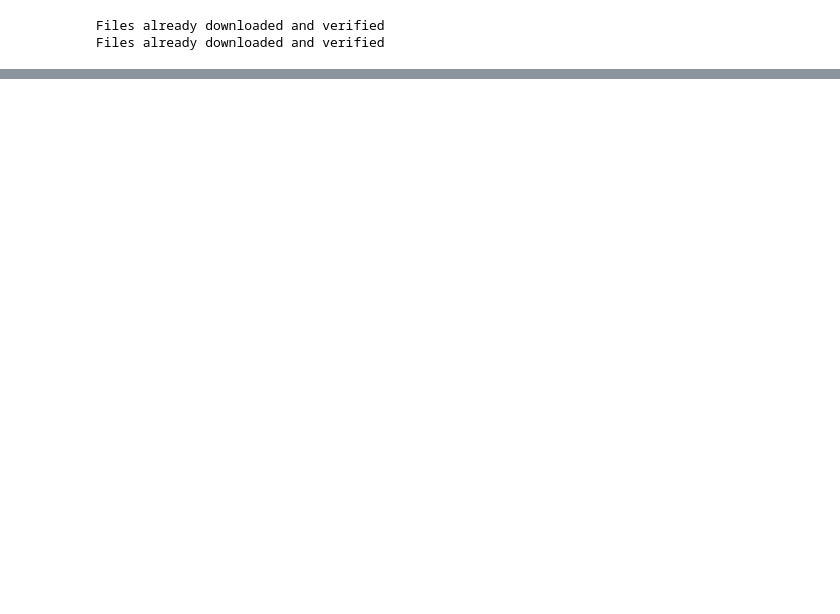
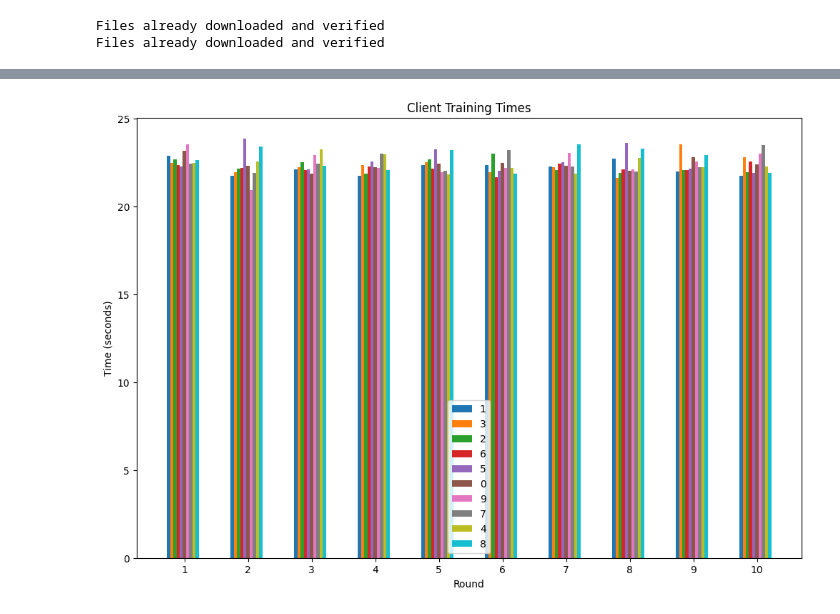
Before and after one commit to vipulhld001/flower, a Jupyter notebook: MyStrat/ftatime_cifar100.ipynb, the cells around one changed output, grey strips where cells are left out. Cells and saved outputs as stored; diff of their text form; code cells hidden in the pictures; blank space fills up the shorter version.

```diff
--- a/MyStrat/ftatime_cifar100.ipynb
+++ b/MyStrat/ftatime_cifar100.ipynb
@@ -590,0 +758,4 @@ DEBUG flwr 2024-06-03 11:54:09,788 | server.py:218 | fit_round 3: strategy sampl
+# %%
+plot_times(strategy_fed_avg.client_training_times)
+# %% [output]
+[figure, added]
```
Also changed, not shown: parts of 15 cells of this notebook, 3 other files.
